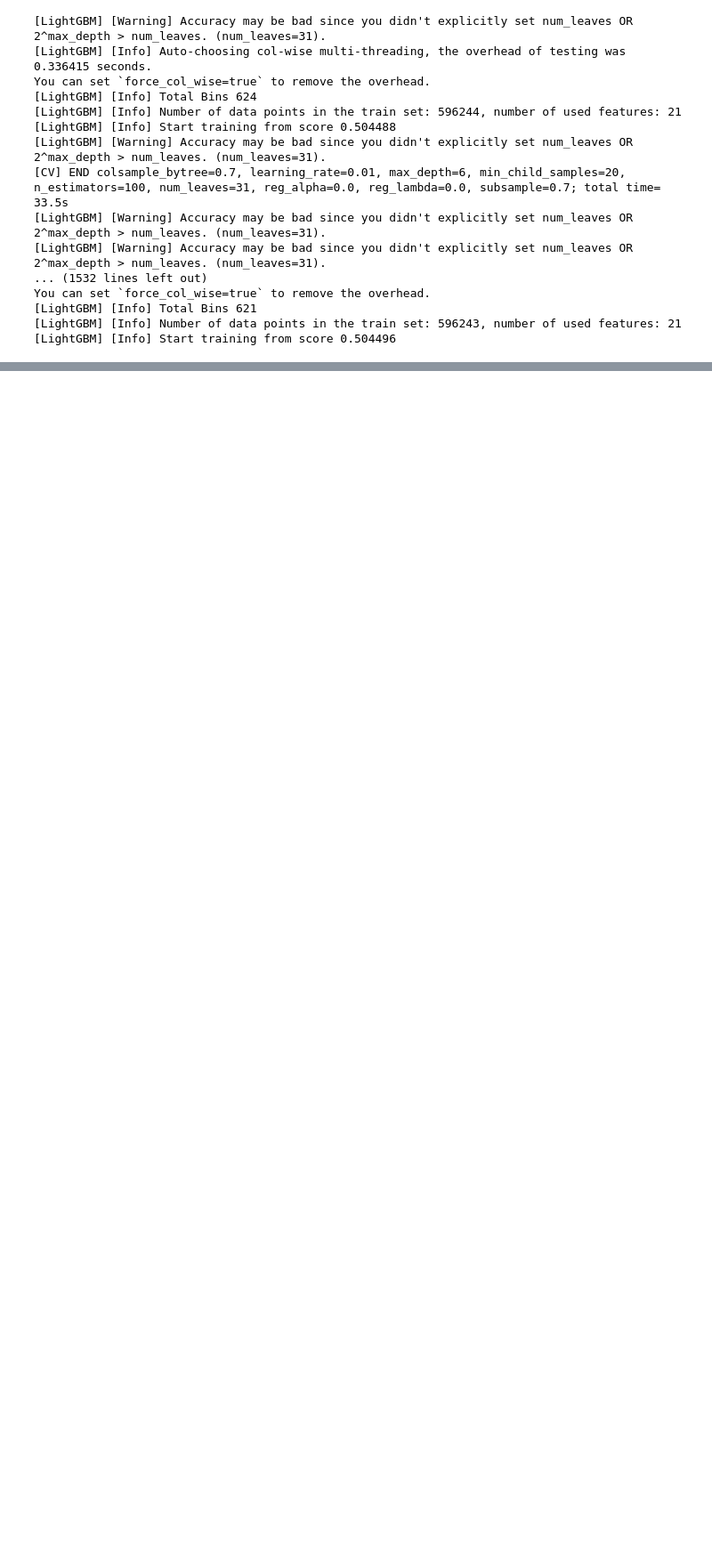
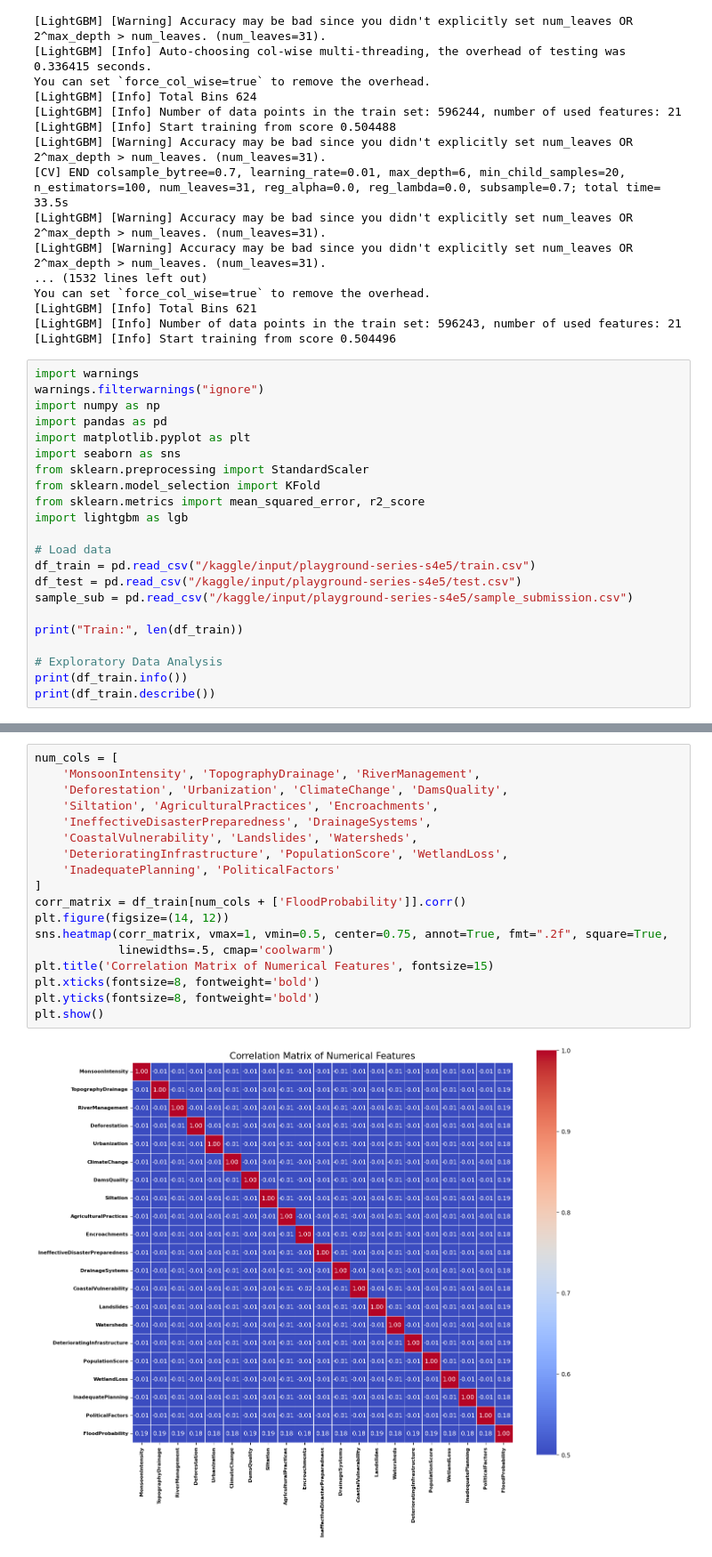
Before and after one commit to sksarvesh007/kaggle-contests, a Jupyter notebook: Regression with a Flood Prediction Dataset/model.ipynb, the cells around one changed output, grey strips where cells are left out. Shown at 89% size. Saved outputs shown, nothing was run; the diff lists cells and outputs as text; blank space fills up the shorter version.

Commit message:
Kaggle Notebook | notebooka59b5047f9 | Version 2

```diff
--- a/Regression with a Flood Prediction Dataset/model.ipynb
+++ b/Regression with a Flood Prediction Dataset/model.ipynb
@@ -611,3 +611,25 @@ You can set `force_col_wise=true` to remove the overhead.
 [LightGBM] [Info] Total Bins 621
 [LightGBM] [Info] Number of data points in the train set: 596243, number of used features: 21
 [LightGBM] [Info] Start training from score 0.504496
+# %%
+import warnings
+warnings.filterwarnings("ignore")
+import numpy as np
+import pandas as pd
+import matplotlib.pyplot as plt
+import seaborn as sns
+from sklearn.preprocessing import StandardScaler
+from sklearn.model_selection import KFold
+from sklearn.metrics import mean_squared_error, r2_score
+import lightgbm as lgb
+
+# Load data
+df_train = pd.read_csv("/kaggle/input/playground-series-s4e5/train.csv")
+df_test = pd.read_csv("/kaggle/input/playground-series-s4e5/test.csv")
+sample_sub = pd.read_csv("/kaggle/input/playground-series-s4e5/sample_submission.csv")
+
+print("Train:", len(df_train))
+
+# Exploratory Data Analysis
+print(df_train.info())
+print(df_train.describe())
@@ -613,0 +654,20 @@ You can set `force_col_wise=true` to remove the overhead.
+# %%
+num_cols = [
+    'MonsoonIntensity', 'TopographyDrainage', 'RiverManagement',
+    'Deforestation', 'Urbanization', 'ClimateChange', 'DamsQuality',
+    'Siltation', 'AgriculturalPractices', 'Encroachments',
+    'IneffectiveDisasterPreparedness', 'DrainageSystems',
+    'CoastalVulnerability', 'Landslides', 'Watersheds',
+    'DeterioratingInfrastructure', 'PopulationScore', 'WetlandLoss',
+    'InadequatePlanning', 'PoliticalFactors'
+]
+corr_matrix = df_train[num_cols + ['FloodProbability']].corr()
+plt.figure(figsize=(14, 12))
+sns.heatmap(corr_matrix, vmax=1, vmin=0.5, center=0.75, annot=True, fmt=".2f", square=True,
+            linewidths=.5, cmap='coolwarm')
+plt.title('Correlation Matrix of Numerical Features', fontsize=15)
+plt.xticks(fontsize=8, fontweight='bold')
+plt.yticks(fontsize=8, fontweight='bold')
+plt.show()
+# %% [output]
+[figure, added]
```
Also changed, not shown: parts of 4 cells of this notebook.
